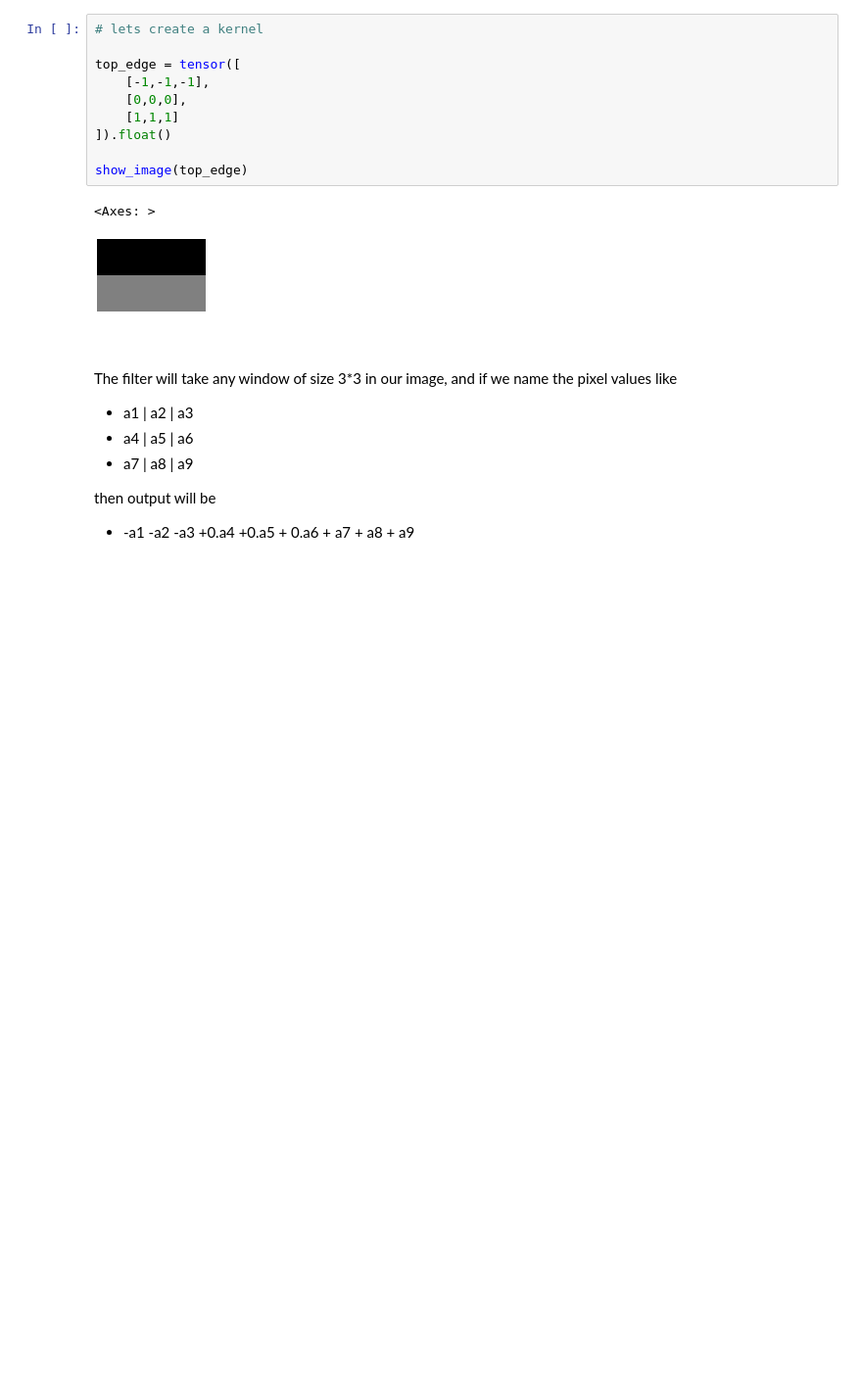
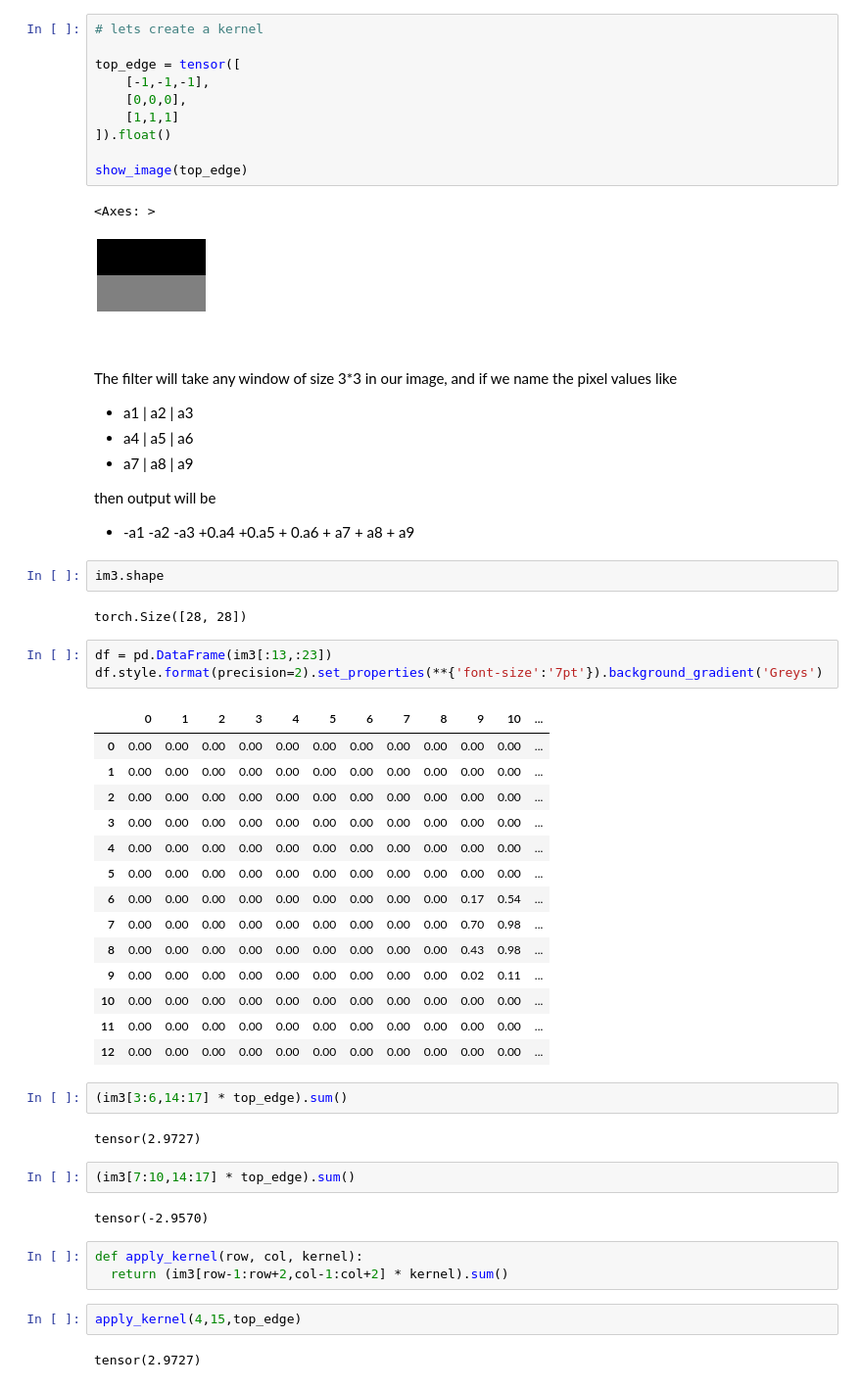
Before and after one commit to mzohaibnasir/NeuralNotes, a Jupyter notebook: 06_convolutions_deepDiveIntoBasics.ipynb, the cells around one changed output. Shown at 98% size. Saved outputs shown, nothing was run; the diff lists cells and outputs as text; blank space fills up the shorter version.

```diff
--- a/06_convolutions_deepDiveIntoBasics.ipynb
+++ b/06_convolutions_deepDiveIntoBasics.ipynb
@@ -113,3 +129,40 @@ The filter will take any window of size 3*3 in our image, and if we name the pix
 then output will be
 
 * -a1 -a2 -a3 +0.a4 +0.a5 + 0.a6 + a7 + a8 + a9
+# %%
+im3.shape
+# %% [output]
+torch.Size([28, 28])
+# %%
+df = pd.DataFrame(im3[:13,:23])
+df.style.format(precision=2).set_properties(**{'font-size':'7pt'}).background_gradient('Greys')
+# %% [output]
+|  | 0 | 1 | 2 | 3 | 4 | 5 | 6 | 7 | 8 | 9 | 10 | ... |
+| 0 | 0.00 | 0.00 | 0.00 | 0.00 | 0.00 | 0.00 | 0.00 | 0.00 | 0.00 | 0.00 | 0.00 | ... |
+| 1 | 0.00 | 0.00 | 0.00 | 0.00 | 0.00 | 0.00 | 0.00 | 0.00 | 0.00 | 0.00 | 0.00 | ... |
+| 2 | 0.00 | 0.00 | 0.00 | 0.00 | 0.00 | 0.00 | 0.00 | 0.00 | 0.00 | 0.00 | 0.00 | ... |
+| 3 | 0.00 | 0.00 | 0.00 | 0.00 | 0.00 | 0.00 | 0.00 | 0.00 | 0.00 | 0.00 | 0.00 | ... |
+| 4 | 0.00 | 0.00 | 0.00 | 0.00 | 0.00 | 0.00 | 0.00 | 0.00 | 0.00 | 0.00 | 0.00 | ... |
+| 5 | 0.00 | 0.00 | 0.00 | 0.00 | 0.00 | 0.00 | 0.00 | 0.00 | 0.00 | 0.00 | 0.00 | ... |
+| 6 | 0.00 | 0.00 | 0.00 | 0.00 | 0.00 | 0.00 | 0.00 | 0.00 | 0.00 | 0.17 | 0.54 | ... |
+| 7 | 0.00 | 0.00 | 0.00 | 0.00 | 0.00 | 0.00 | 0.00 | 0.00 | 0.00 | 0.70 | 0.98 | ... |
+| 8 | 0.00 | 0.00 | 0.00 | 0.00 | 0.00 | 0.00 | 0.00 | 0.00 | 0.00 | 0.43 | 0.98 | ... |
+| 9 | 0.00 | 0.00 | 0.00 | 0.00 | 0.00 | 0.00 | 0.00 | 0.00 | 0.00 | 0.02 | 0.11 | ... |
+| 10 | 0.00 | 0.00 | 0.00 | 0.00 | 0.00 | 0.00 | 0.00 | 0.00 | 0.00 | 0.00 | 0.00 | ... |
+| 11 | 0.00 | 0.00 | 0.00 | 0.00 | 0.00 | 0.00 | 0.00 | 0.00 | 0.00 | 0.00 | 0.00 | ... |
+| 12 | 0.00 | 0.00 | 0.00 | 0.00 | 0.00 | 0.00 | 0.00 | 0.00 | 0.00 | 0.00 | 0.00 | ... |
+# %%
+(im3[3:6,14:17] * top_edge).sum()
+# %% [output]
+tensor(2.9727)
+# %%
+(im3[7:10,14:17] * top_edge).sum()
+# %% [output]
+tensor(-2.9570)
+# %%
+def apply_kernel(row, col, kernel):
+  return (im3[row-1:row+2,col-1:col+2] * kernel).sum()
+# %%
+apply_kernel(4,15,top_edge)
+# %% [output]
+tensor(2.9727)
```
Also changed, not shown: parts of 14 cells of this notebook.
